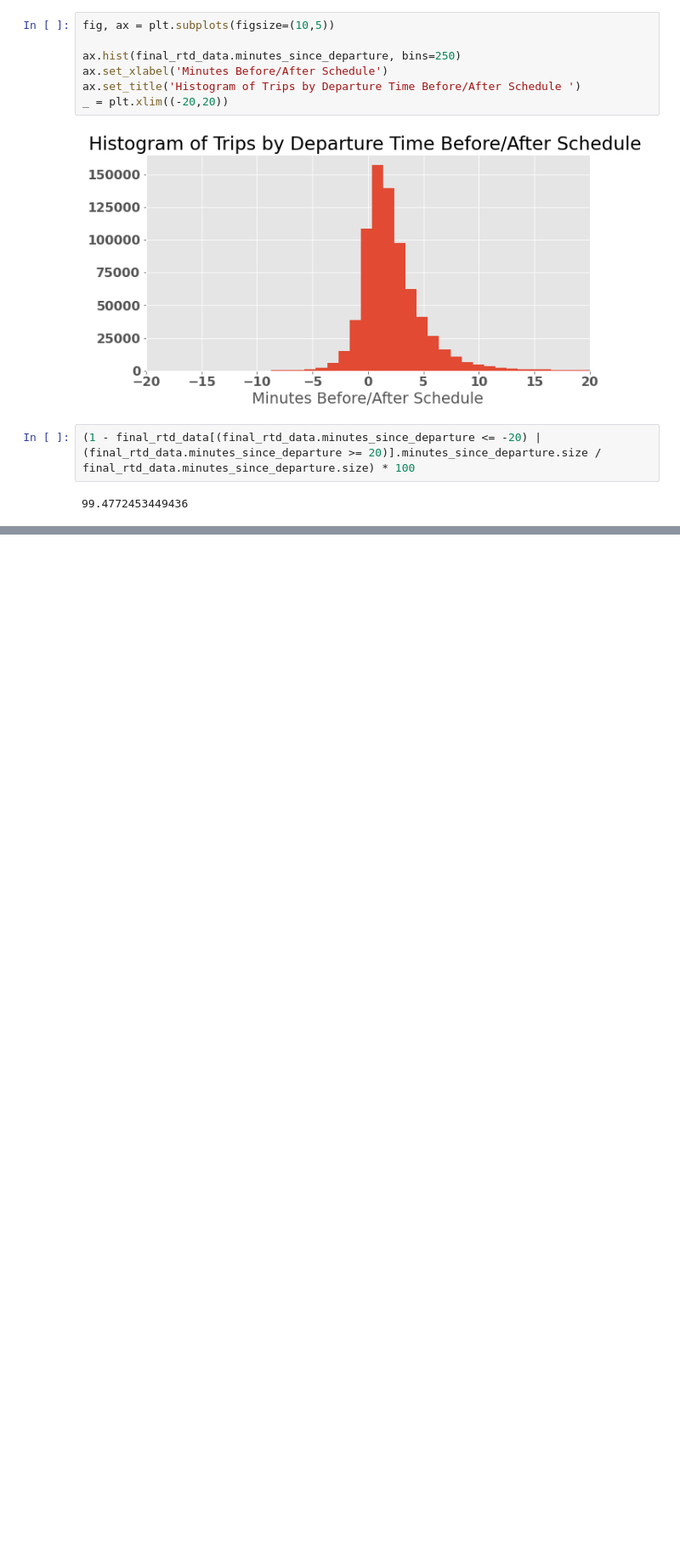
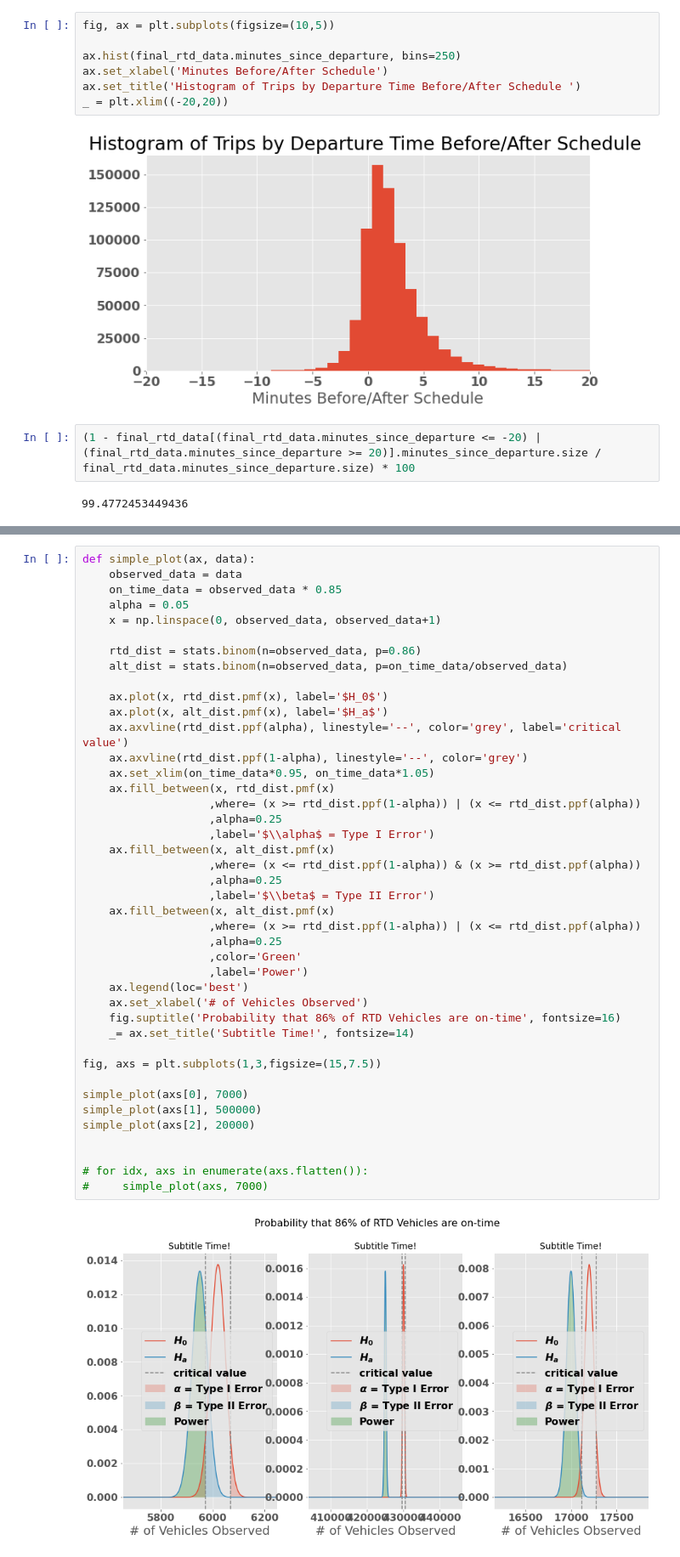
Before and after one commit to joesanfilippo/rtd_ontime_departure, a Jupyter notebook: notebooks/cleaning_data.ipynb, the cells around one changed output, grey strips where cells are left out. Shown at 85% size. Cells and saved outputs as stored; diff of their text form; blank space fills up the shorter version.

```diff
--- a/notebooks/cleaning_data.ipynb
+++ b/notebooks/cleaning_data.ipynb
@@ -272,0 +324,44 @@ _ = plt.xlim((-20,20))
+# %%
+def simple_plot(ax, data):
+    observed_data = data
+    on_time_data = observed_data * 0.85
+    alpha = 0.05
+    x = np.linspace(0, observed_data, observed_data+1)
+
+    rtd_dist = stats.binom(n=observed_data, p=0.86)
+    alt_dist = stats.binom(n=observed_data, p=on_time_data/observed_data)
+
+    ax.plot(x, rtd_dist.pmf(x), label='$H_0$')
+    ax.plot(x, alt_dist.pmf(x), label='$H_a$')
+    ax.axvline(rtd_dist.ppf(alpha), linestyle='--', color='grey', label='critical value')
+    ax.axvline(rtd_dist.ppf(1-alpha), linestyle='--', color='grey')
+    ax.set_xlim(on_time_data*0.95, on_time_data*1.05)
+    ax.fill_between(x, rtd_dist.pmf(x)
+                   ,where= (x >= rtd_dist.ppf(1-alpha)) | (x <= rtd_dist.ppf(alpha))
+                   ,alpha=0.25
+                   ,label='$\\alpha$ = Type I Error')
+    ax.fill_between(x, alt_dist.pmf(x)
+                   ,where= (x <= rtd_dist.ppf(1-alpha)) & (x >= rtd_dist.ppf(alpha))
+                   ,alpha=0.25
+                   ,label='$\\beta$ = Type II Error')
+    ax.fill_between(x, alt_dist.pmf(x)
+                   ,where= (x >= rtd_dist.ppf(1-alpha)) | (x <= rtd_dist.ppf(alpha))
+                   ,alpha=0.25
+                   ,color='Green'
+                   ,label='Power')
+    ax.legend(loc='best')
+    ax.set_xlabel('# of Vehicles Observed')
+    fig.suptitle('Probability that 86% of RTD Vehicles are on-time', fontsize=16)
+    _= ax.set_title('Subtitle Time!', fontsize=14)
+
+fig, axs = plt.subplots(1,3,figsize=(15,7.5))
+
+simple_plot(axs[0], 7000)
+simple_plot(axs[1], 500000)
+simple_plot(axs[2], 20000)
+
+
+# for idx, axs in enumerate(axs.flatten()):
+#     simple_plot(axs, 7000)
+# %% [output]
+[figure, added]
```
Also changed, not shown: parts of 6 cells of this notebook, 3 other files.
